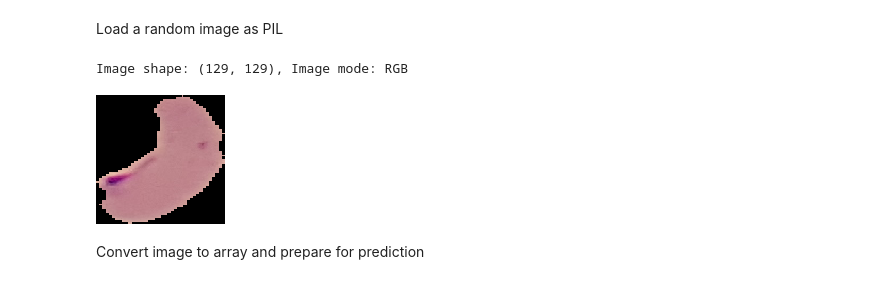
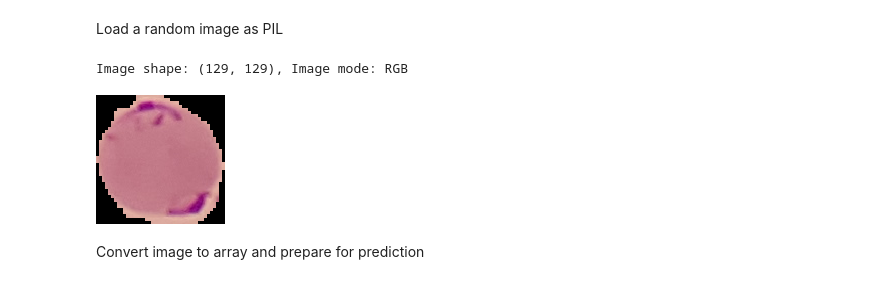
Before and after one commit to A-Hoenig/Malaria, a Jupyter notebook: jupyter_notebooks/03 - Modelling and Evaluating.ipynb, the cells around one changed output. Saved outputs shown, nothing was run; the diff lists cells and outputs as text; code cells hidden in the pictures.

Commit message:
Add new plots

```diff
--- a/jupyter_notebooks/03 - Modelling and Evaluating.ipynb
+++ b/jupyter_notebooks/03 - Modelling and Evaluating.ipynb
@@ -415,16 +414,16 @@ Load a random image as PIL
 # %%
 from tensorflow.keras.preprocessing import image
 
-pointer = 66
+pointer = 115
 label = labels[0]  # select Uninfected or Parasitised
 
 pil_image = image.load_img(test_path + '/' + label + '/' + os.listdir(test_path+'/' + label)[pointer],
                            target_size=image_shape, color_mode='rgb')
 print(f'Image shape: {pil_image.size}, Image mode: {pil_image.mode}')
 pil_image
 # %% [output]
 Image shape: (129, 129), Image mode: RGB
-[figure, old version]
+[figure, new version]
 # %% [markdown]
 Convert image to array and prepare for prediction
 # %%
```
Also changed, not shown: parts of 9 cells of this notebook, 4 other files.
